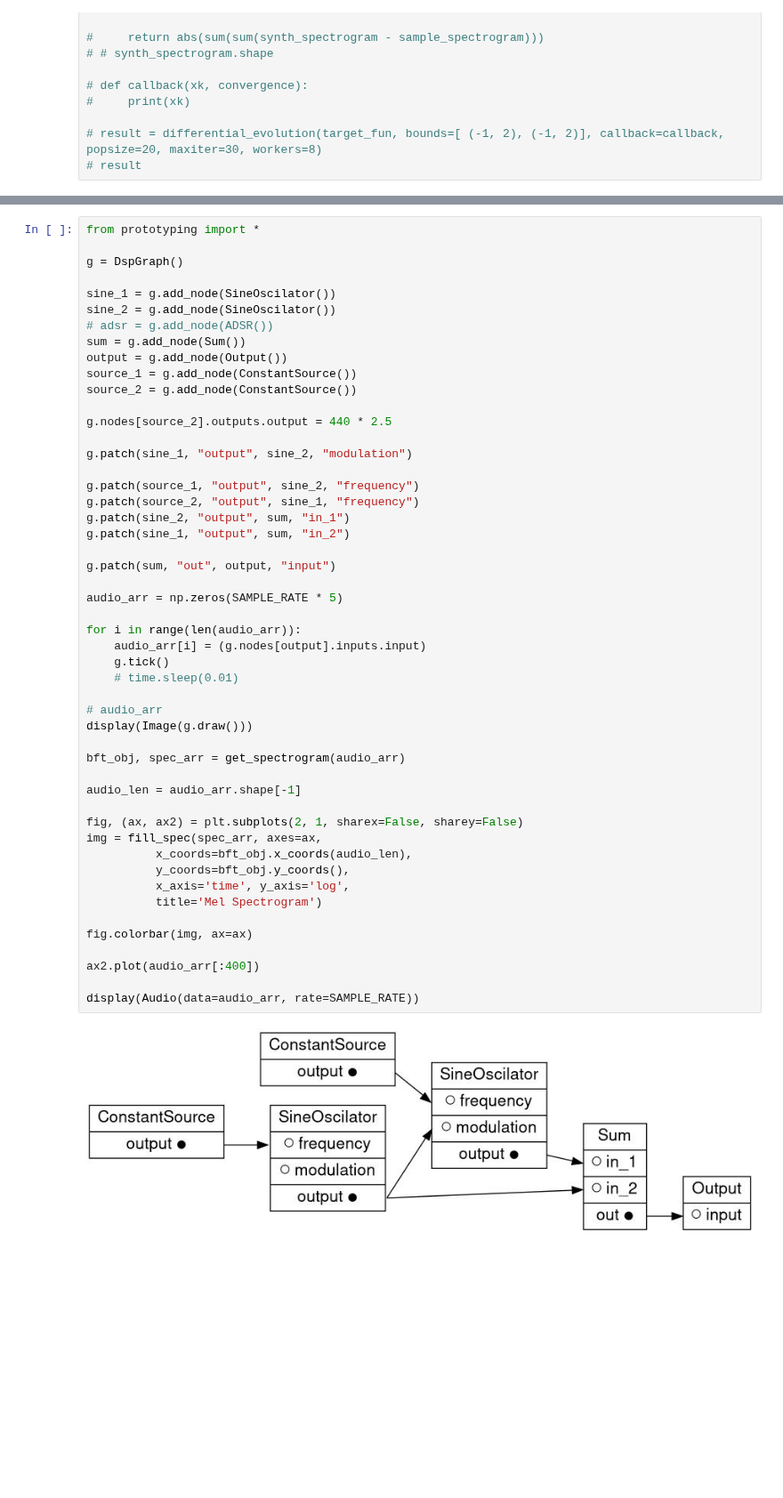
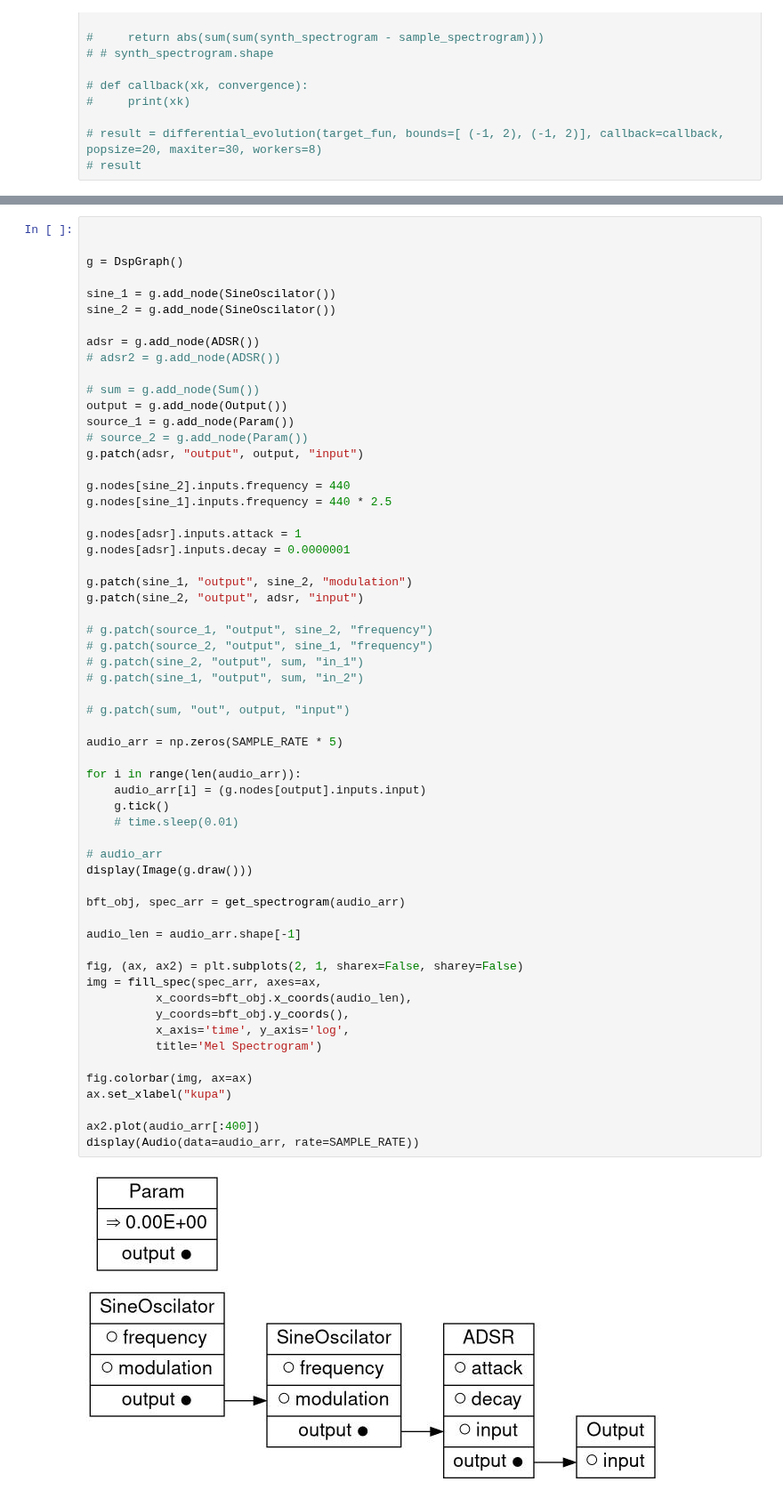
Before and after one commit to Wint3rmute/luthier, a Jupyter notebook: prototyping.ipynb, the cells around one changed output, grey strips where cells are left out. Shown at 89% size. Saved outputs shown, nothing was run; the diff lists cells and outputs as text; blank space fills up the shorter version.

Commit message:
Display parameter values

```diff
--- a/prototyping.ipynb
+++ b/prototyping.ipynb
@@ -142,53 +103,62 @@ Audio(data=audio_arr, rate=SAMPLE_RATE)
 # %%
-from prototyping import *
+
 
 g = DspGraph()
 
 sine_1 = g.add_node(SineOscilator())
 sine_2 = g.add_node(SineOscilator())
-# adsr = g.add_node(ADSR())
-sum = g.add_node(Sum())
+
+adsr = g.add_node(ADSR())
+# adsr2 = g.add_node(ADSR())
+
+# sum = g.add_node(Sum())
 output = g.add_node(Output())
-source_1 = g.add_node(ConstantSource())
-source_2 = g.add_node(ConstantSource())
+source_1 = g.add_node(Param())
+# source_2 = g.add_node(Param())
+g.patch(adsr, "output", output, "input")
 
-g.nodes[source_2].outputs.output = 440 * 2.5
+g.nodes[sine_2].inputs.frequency = 440
+g.nodes[sine_1].inputs.frequency = 440 * 2.5
+
+g.nodes[adsr].inputs.attack = 1
+g.nodes[adsr].inputs.decay = 0.0000001
 
 g.patch(sine_1, "output", sine_2, "modulation")
+g.patch(sine_2, "output", adsr, "input")
 
-g.patch(source_1, "output", sine_2, "frequency")
-g.patch(source_2, "output", sine_1, "frequency")
-g.patch(sine_2, "output", sum, "in_1")
-g.patch(sine_1, "output", sum, "in_2")
+# g.patch(source_1, "output", sine_2, "frequency")
+# g.patch(source_2, "output", sine_1, "frequency")
+# g.patch(sine_2, "output", sum, "in_1")
+# g.patch(sine_1, "output", sum, "in_2")
 
-g.patch(sum, "out", output, "input")
+# g.patch(sum, "out", output, "input")
 
 audio_arr = np.zeros(SAMPLE_RATE * 5)
 
 for i in range(len(audio_arr)):
     audio_arr[i] = (g.nodes[output].inputs.input)
     g.tick()
     # time.sleep(0.01)
 
 # audio_arr
 display(Image(g.draw()))
 
 bft_obj, spec_arr = get_spectrogram(audio_arr)
 
 audio_len = audio_arr.shape[-1]
 
 fig, (ax, ax2) = plt.subplots(2, 1, sharex=False, sharey=False)
 img = fill_spec(spec_arr, axes=ax,
           x_coords=bft_obj.x_coords(audio_len),
           y_coords=bft_obj.y_coords(),
           x_axis='time', y_axis='log',
           title='Mel Spectrogram')
 
 fig.colorbar(img, ax=ax)
+ax.set_xlabel("kupa")
 
 ax2.plot(audio_arr[:400])
-
 display(Audio(data=audio_arr, rate=SAMPLE_RATE))
 # %% [output]
-[figure, old version]
+[figure, new version]
 [interactive output not drawn]
```
Also changed, not shown: parts of 7 cells of this notebook, 1 other file.
